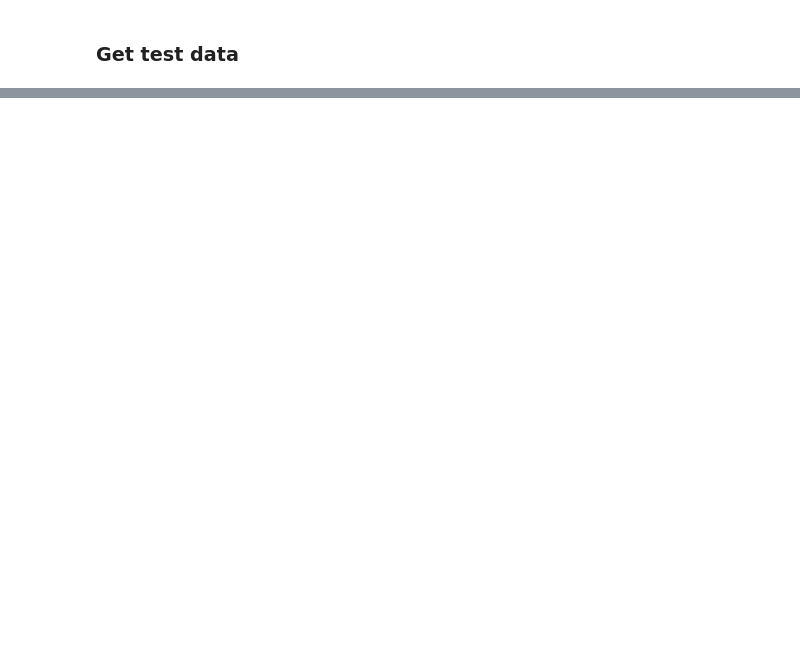
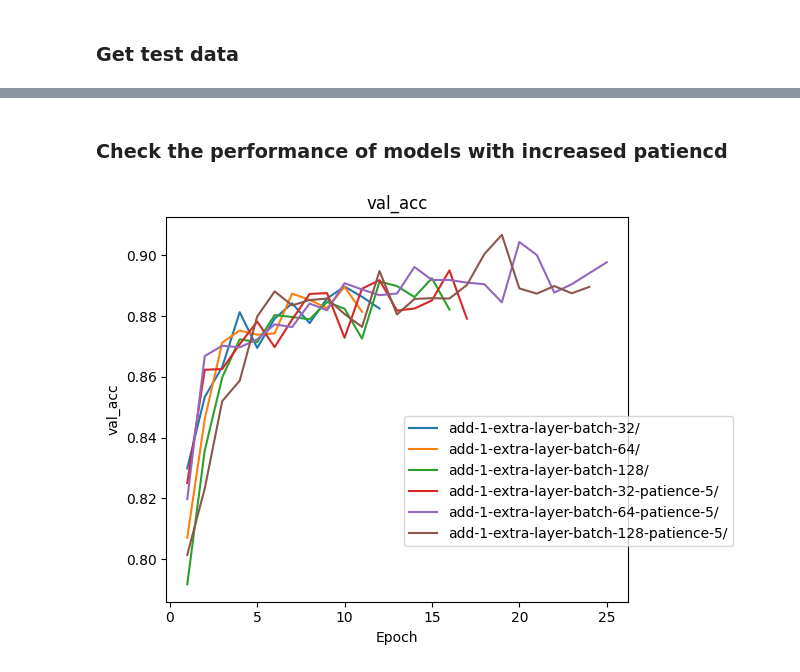
Before and after one commit to kaijun123/Oxford-Flowers, a Jupyter notebook: cnn.ipynb, the cells around one changed output, grey strips where cells are left out. Drawn from its saved outputs; the diff is of its cells as text; code cells hidden in the pictures; blank space fills up the shorter version.

```diff
--- a/cnn.ipynb
+++ b/cnn.ipynb
@@ -559,0 +281,2 @@ label
+# %% [markdown]
+### Check the performance of models with increased patiencd
@@ -559,0 +285,12 @@ label
+# %%
+models = [
+    "add-1-extra-layer-batch-32/",
+    "add-1-extra-layer-batch-64/",
+    "add-1-extra-layer-batch-128/",
+    "add-1-extra-layer-batch-32-patience-5/",
+    "add-1-extra-layer-batch-64-patience-5/",
+    "add-1-extra-layer-batch-128-patience-5/",
+]
+visualise(models, "val_acc")
+# %% [output]
+[figure, added]
```
Also changed, not shown: parts of 69 cells of this notebook, 27 other files.
